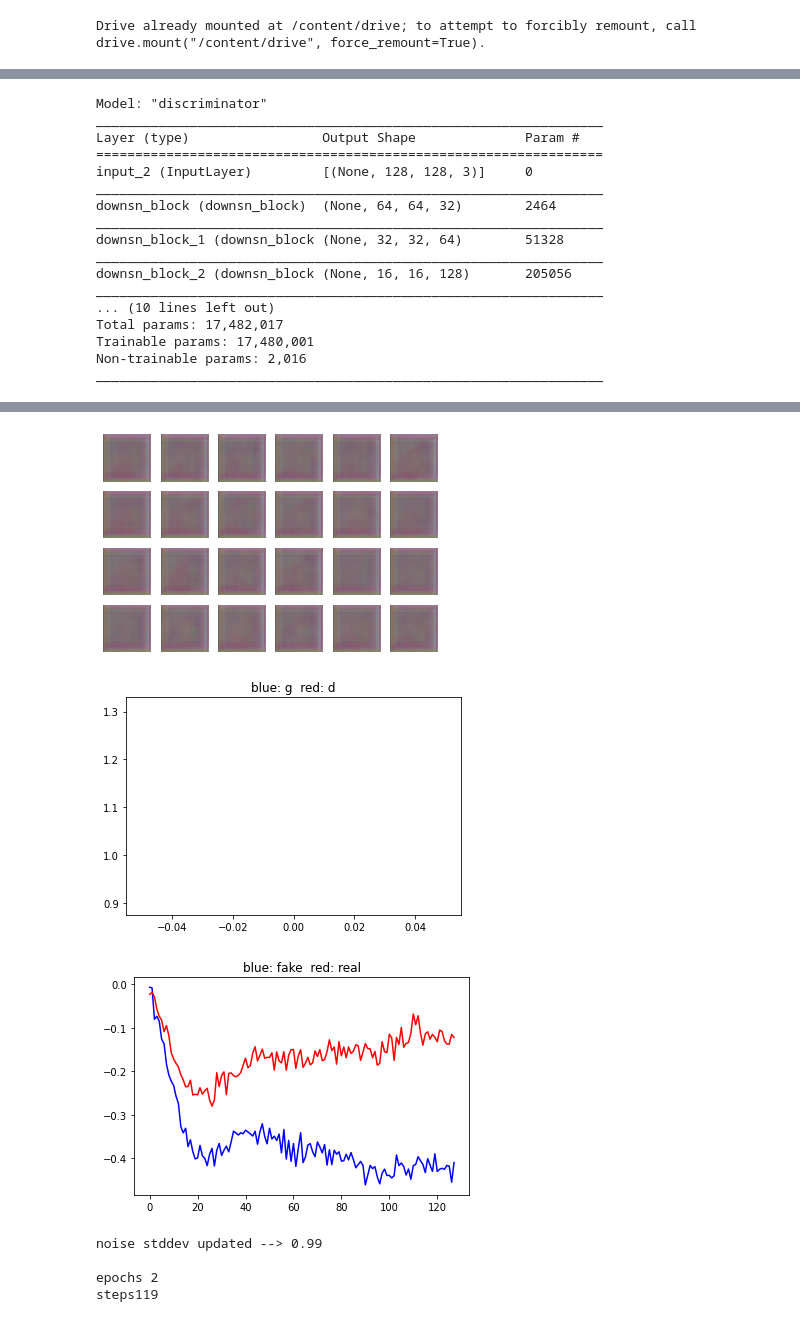
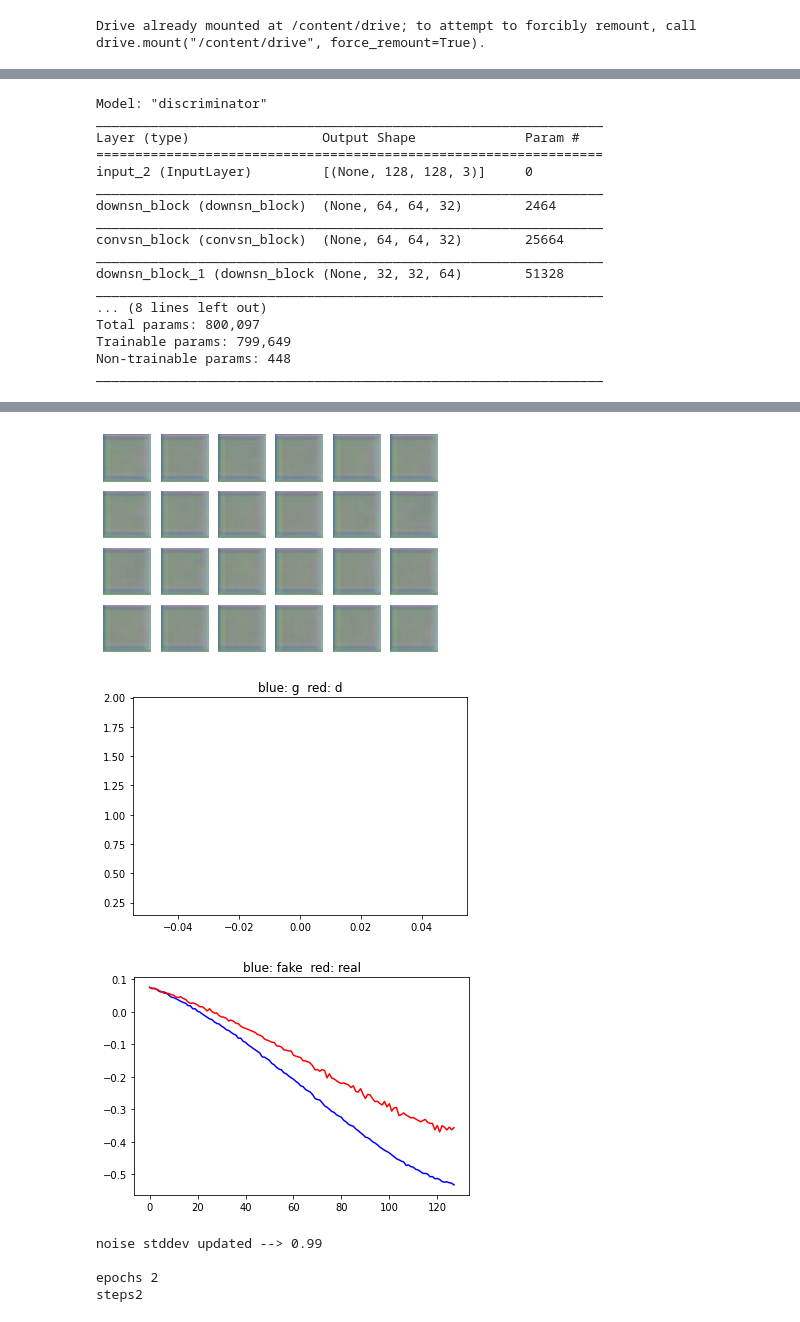
Before and after one commit to T-Yamaguch/SNGAN, a Jupyter notebook: SNGAN.ipynb, the cells around one changed output, grey strips where cells are left out. Saved outputs shown, nothing was run; the diff lists cells and outputs as text; code cells hidden in the pictures.

```diff
--- a/SNGAN.ipynb
+++ b/SNGAN.ipynb
@@ -286,7 +286,7 @@ _________________________________________________________________
 class Discriminator():
   def __init__(self):
     self.channel_num = 32
-    self.layer_num = 5
+    self.layer_num = 3
     self.input_shape = (128, 128, 3)
     self.inputs = Input(shape=self.input_shape)
     self.kernel_size = (5, 5)
@@ -299,14 +299,15 @@ class Discriminator():
     filter_num = self.channel_num
     for n in range(self.layer_num):
       x = downsn_block(filter_num, self.kernel_size, kernel_regularizer= self.kernel_regularizer)(x)
+      x = convsn_block(filter_num, self.kernel_size, kernel_regularizer= self.kernel_regularizer)(x)
       filter_num *= 2
 
-    x = convsn_block(filter_num, self.kernel_size, kernel_regularizer= self.kernel_regularizer)(x)
+    # x = convsn_block(filter_num, self.kernel_size, kernel_regularizer= self.kernel_regularizer)(x)
 
-    x = Flatten()(x)
-    outputs =  Dense(1, kernel_regularizer= self.kernel_regularizer)(x)
+    # x = Flatten()(x)
+    # outputs =  Dense(1, kernel_regularizer= self.kernel_regularizer)(x)
 
-    # outputs = Conv2D(1, self.kernel_size, padding = 'same', kernel_regularizer= self.kernel_regularizer)(x)
+    outputs = Conv2D(1, self.kernel_size, padding = 'same', kernel_regularizer= self.kernel_regularizer)(x)
 
 
     return Model(inputs = self.inputs, outputs = outputs, name = self.name)
@@ -322,15 +323,15 @@ input_2 (InputLayer)         [(None, 128, 128, 3)]     0
 _________________________________________________________________
 downsn_block (downsn_block)  (None, 64, 64, 32)        2464
 _________________________________________________________________
+convsn_block (convsn_block)  (None, 64, 64, 32)        25664
+_________________________________________________________________
 downsn_block_1 (downsn_block (None, 32, 32, 64)        51328
 _________________________________________________________________
-downsn_block_2 (downsn_block (None, 16, 16, 128)       205056
+... (8 lines left out)
+Total params: 800,097
+Trainable params: 799,649
+Non-trainable params: 448
 _________________________________________________________________
-... (10 lines left out)
-Total params: 17,482,017
-Trainable params: 17,480,001
-Non-trainable params: 2,016
-_________________________________________________________________
 # %%
 import numpy as np
 import matplotlib.pyplot as plt
@@ -484,7 +485,7 @@ class GAN():
       self.real_history.append(tf.reduce_mean(ori_outputs))
       self.fake_history.append(tf.reduce_mean(gen_outputs))
 
-      d_loss, g_loss = self.gan_loss(ori_outputs, gen_outputs)
+      d_loss, g_loss = self.hinge_loss(ori_outputs, gen_outputs)
       # d_loss, g_loss = self.w_gp_loss(ori_outputs, gen_outputs, imgs, gen_imgs)
 
       self.g_temp.append(g_loss)
@@ -590,7 +591,7 @@ epoch time: 80.8926 [sec]
-[figure, old version]
+[figure, new version]
-[figure, old version]
+[figure, new version]
-[figure, old version]
+[figure, new version]
 noise stddev updated --> 0.99
 
 epochs 2
-steps119
+steps2
```
Also changed, not shown: parts of 2 cells of this notebook.
